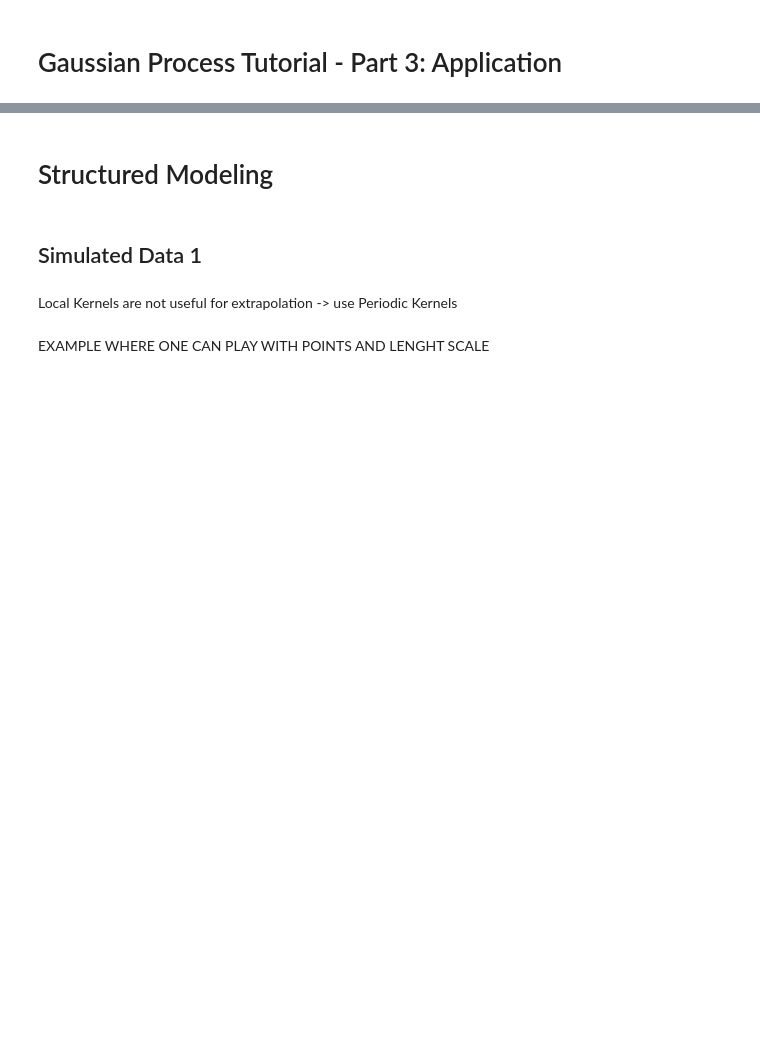
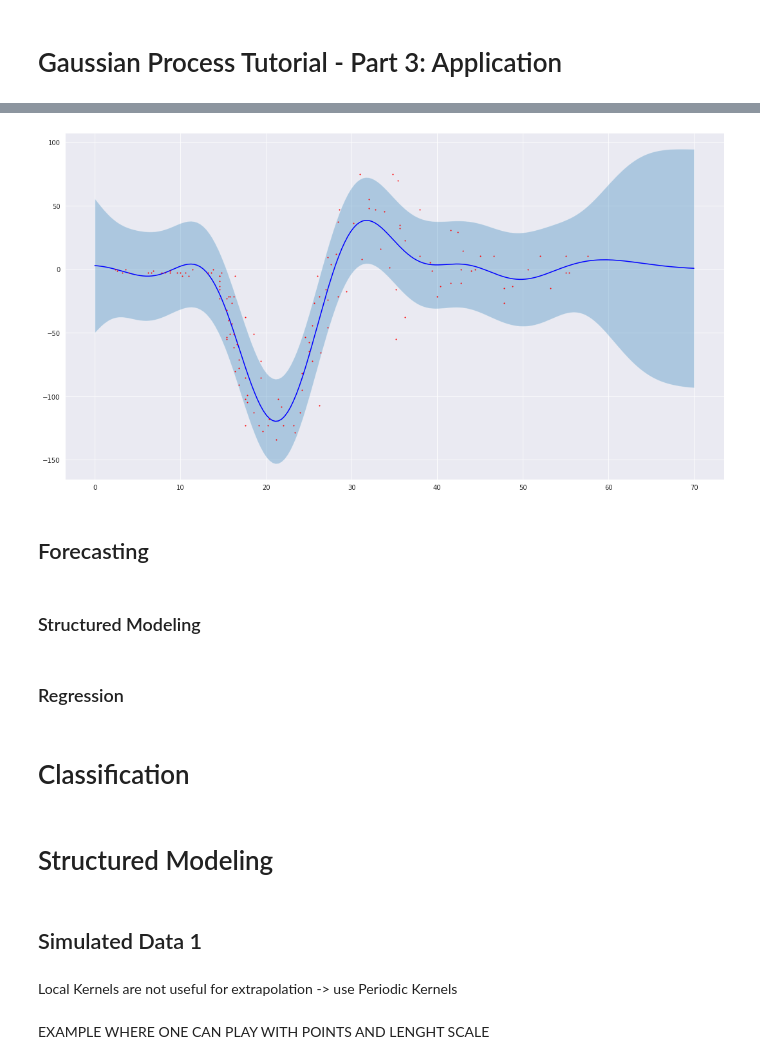
Before and after one commit to kaijennissen/gaussian_processes, a Jupyter notebook: gp-tutorial/gp-tutorial-3-application.ipynb, the cells around one changed output, grey strips where cells are left out. Saved outputs shown, nothing was run; the diff lists cells and outputs as text; code cells hidden in the pictures; blank space fills up the shorter version.

```diff
--- a/gp-tutorial/gp-tutorial-3-application.ipynb
+++ b/gp-tutorial/gp-tutorial-3-application.ipynb
@@ -258,3 +341,31 @@ class mult_Kernels():
+# %%
+f_star_mean, f_star_covar = model.predict_f(X_test)
+# %%
+pointwise_variances = tf.squeeze(tf.linalg.diag(f_star_covar))
+error = 1.96 * np.sqrt(pointwise_variances)
+
+# plot
+fig, ax = plt.subplots(figsize=(15, 8))
+
+ax.plot(X_test.ravel(), tf.squeeze(f_star_mean), 'b' )
+#if f_star_samples is not None:
+#    ax.plot(X_test, tf.squeeze(f_star_samples), ms=2, lw=.1)
+ax.fill_between(X_test.ravel(),  tf.squeeze(f_star_mean) - error,  tf.squeeze(f_star_mean) + error, alpha=0.3)
+ax.plot(X_train, y_train, 'r.', ms=2)
+
+plt.tight_layout()
+plt.show()
+#
+# %% [output]
+[figure, added]
+# %% [markdown]
+## Forecasting
+# %% [markdown]
+### Structured Modeling
+# %% [markdown]
+### Regression
+# %% [markdown]
+# Classification
 # %% [markdown]
 # Structured Modeling
 # %% [markdown]
```
Also changed, not shown: parts of 25 cells of this notebook, 4 other files.
